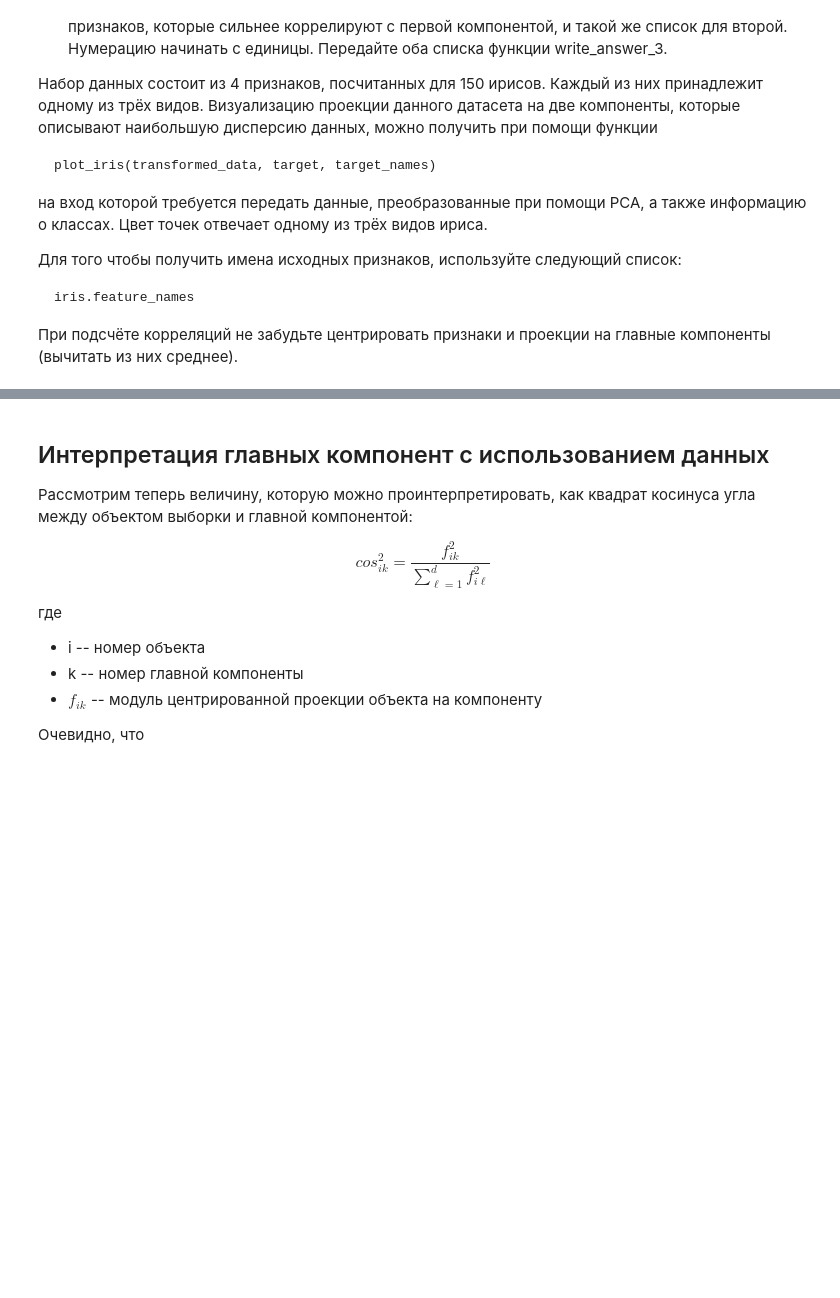
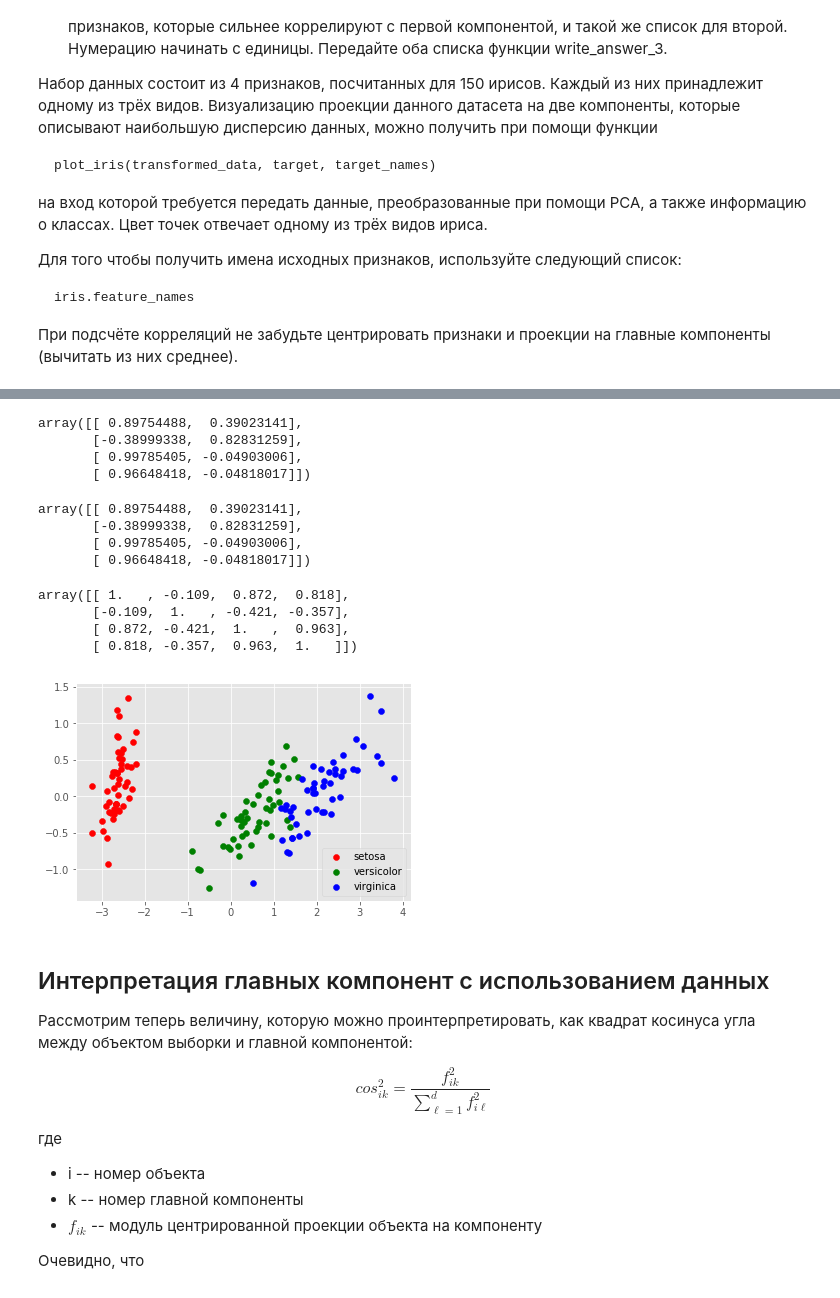
Before and after one commit to AlexeyAverin/MLLearn, a Jupyter notebook: c3w2t1.ipynb, the cells around one changed output, grey strips where cells are left out. Saved outputs shown, nothing was run; the diff lists cells and outputs as text; code cells hidden in the pictures; blank space fills up the shorter version.

```diff
--- a/c3w2t1.ipynb
+++ b/c3w2t1.ipynb
@@ -451,0 +476,5 @@ target_names = iris.target_names
+# %%
+model = PCA(n_components = 2)
+model.fit(data)
+data_t = model.transform(data)
+data_t.shape
@@ -451,0 +488,3 @@ target_names = iris.target_names
+# %%
+data = data - data.mean(axis = 0)
+data_t = data_t - data_t.mean(axis = 0)
@@ -451,0 +502,21 @@ target_names = iris.target_names
+# %%
+C[:4, 4:]
+# %% [output]
+array([[ 0.89754488,  0.39023141],
+       [-0.38999338,  0.82831259],
+       [ 0.99785405, -0.04903006],
+       [ 0.96648418, -0.04818017]])
+# %%
+C[:4, 4:]
+# %% [output]
+array([[ 0.89754488,  0.39023141],
+       [-0.38999338,  0.82831259],
+       [ 0.99785405, -0.04903006],
+       [ 0.96648418, -0.04818017]])
+# %%
+np.around(C, decimals = 3)
+# %% [output]
+array([[ 1.   , -0.109,  0.872,  0.818],
+       [-0.109,  1.   , -0.421, -0.357],
+       [ 0.872, -0.421,  1.   ,  0.963],
+       [ 0.818, -0.357,  0.963,  1.   ]])
@@ -452,3 +532,7 @@ target_names = iris.target_names
+# %%
+plot_iris(data_t, target, target_names)
+# %% [output]
+[figure, added]
 # %% [markdown]
 ## Интерпретация главных компонент с использованием данных
 
```
Also changed, not shown: parts of 19 cells of this notebook.
